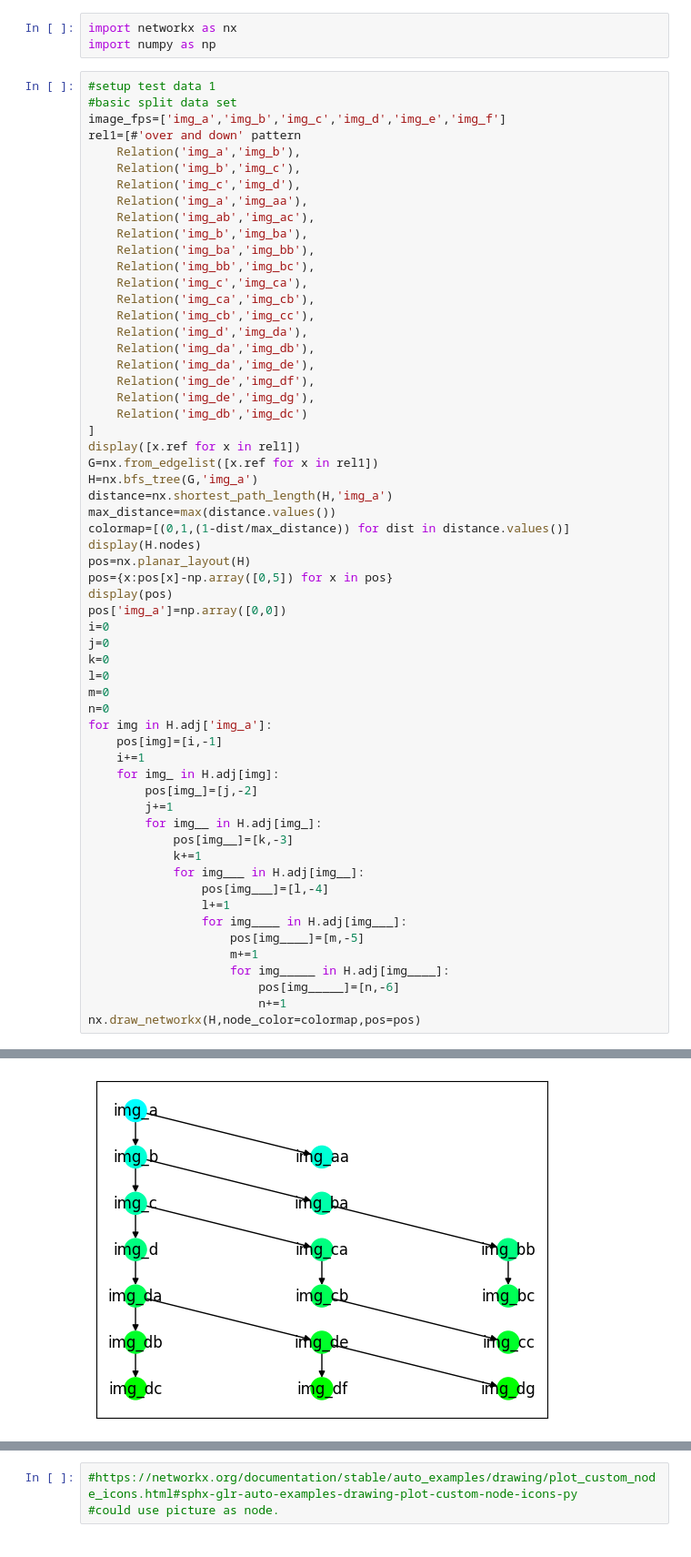
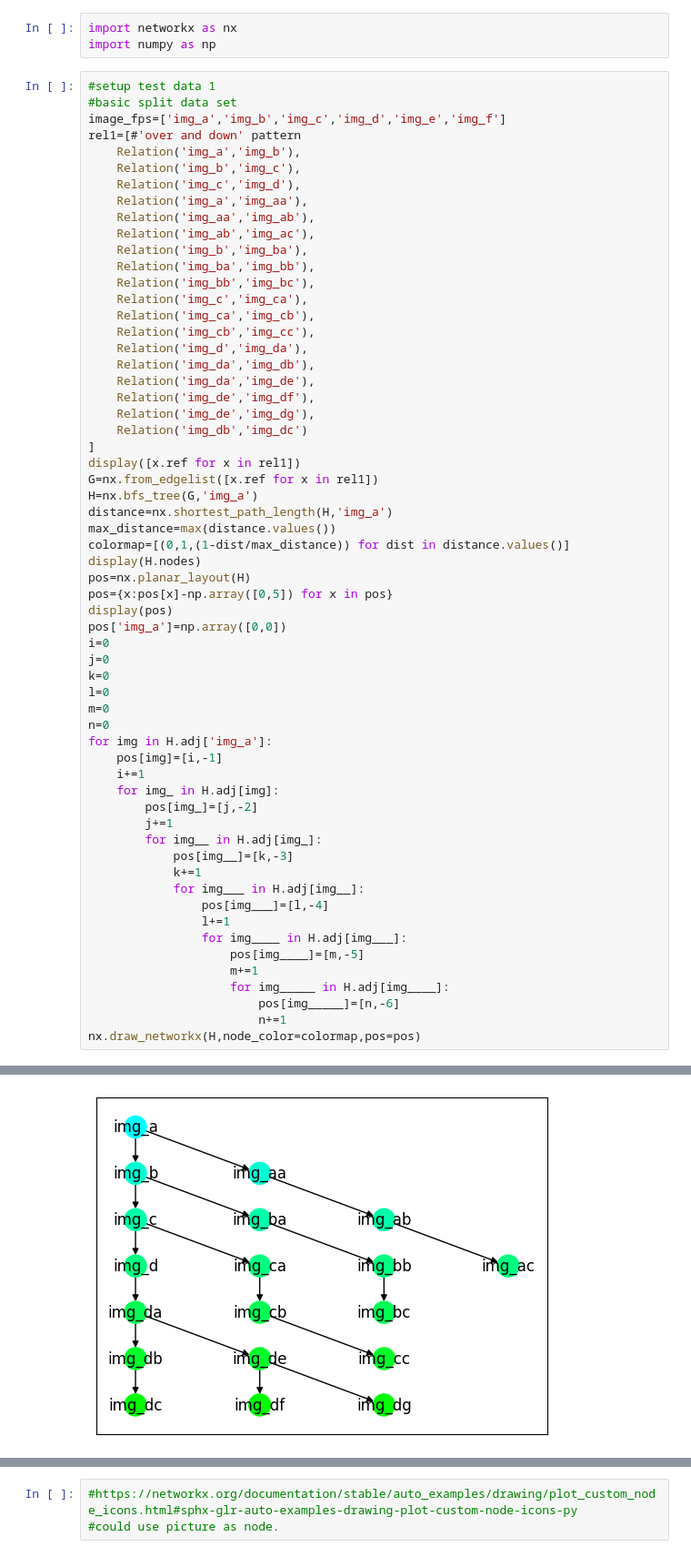
Before and after one commit to jess-garnett/MISalign, a Jupyter notebook: MISalign/model/prototype_relation_viewer.ipynb, the cells around one changed output, grey strips where cells are left out. Shown at 91% size. Saved outputs shown, nothing was run; the diff lists cells and outputs as text.

```diff
--- a/MISalign/model/prototype_relation_viewer.ipynb
+++ b/MISalign/model/prototype_relation_viewer.ipynb
@@ -183,6 +183,7 @@ rel1=[#'over and down' pattern
     Relation('img_b','img_c'),
     Relation('img_c','img_d'),
     Relation('img_a','img_aa'),
+    Relation('img_aa','img_ab'),
     Relation('img_ab','img_ac'),
     Relation('img_b','img_ba'),
     Relation('img_ba','img_bb'),
@@ -272 +276 @@ NodeView(('img_a', 'img_b', 'img_aa', 'img_c', 'img_ba', 'img_d', 'img_ca', 'img
-[figure, old version]
+[figure, new version]
```
Also changed, not shown: parts of 2 cells of this notebook.
